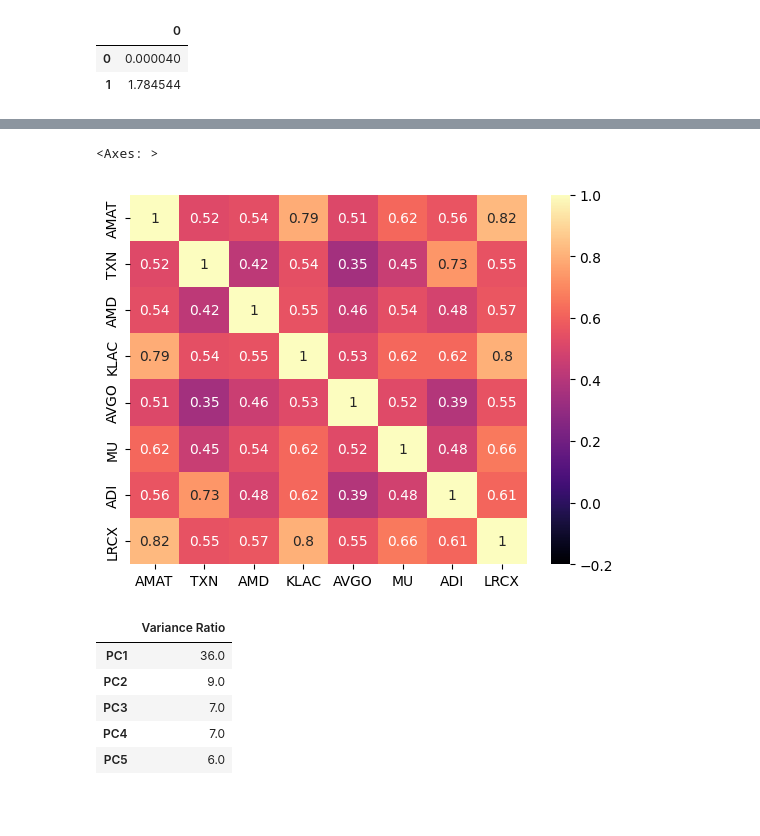
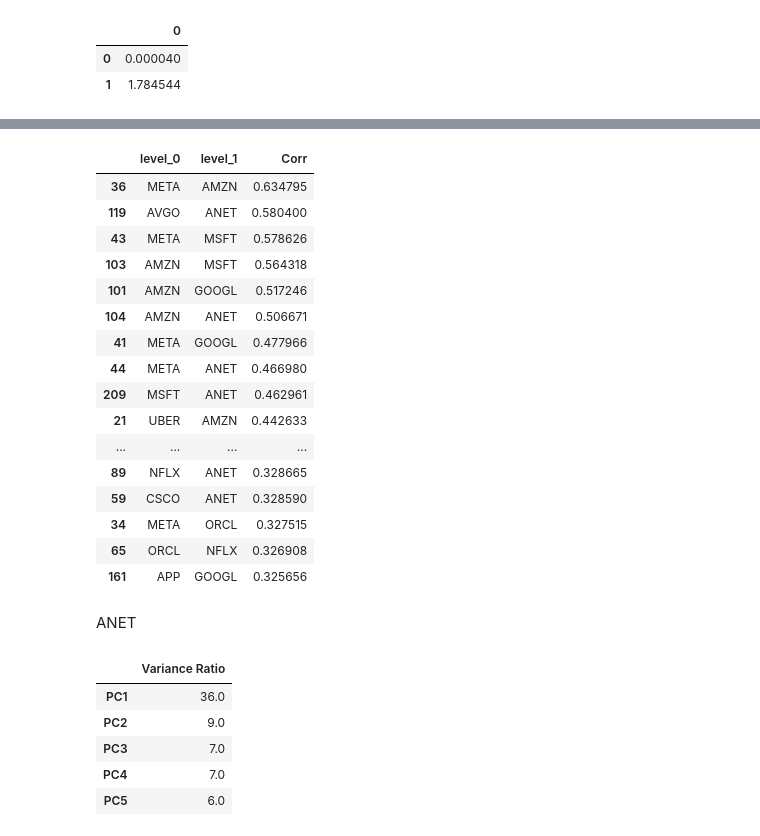
Before and after one commit to Pj-354/project_1, a Jupyter notebook: workbook_stocks.ipynb, the cells around one changed output, grey strips where cells are left out. Cells and saved outputs as stored; diff of their text form; code cells hidden in the pictures; blank space fills up the shorter version.

```diff
--- a/workbook_stocks.ipynb
+++ b/workbook_stocks.ipynb
@@ -584,13 +623,29 @@ display(explained_var_by_PC.head(10))
 # %%
-semi_df = sector_dfs['Semi']
-sns.heatmap(semi_df.corr(),
-            vmin = -0.2,
-            vmax = 1,
-            annot=True,
-            cmap = 'magma')
+corr = sector_dfs['Mega-Cap Tech'].corr()
+corr = corr.stack().to_frame('Corr').reset_index()
+corr = corr[corr['level_0'] != corr['level_1']].copy()
+corr = corr.drop_duplicates(subset=['Corr'])
+corr.sort_values(by='Corr', ascending=False).head(60)
 # %% [output]
-<Axes: >
-[figure, removed]
+|  | level_0 | level_1 | Corr |
+| 36 | META | AMZN | 0.634795 |
+| 119 | AVGO | ANET | 0.580400 |
+| 43 | META | MSFT | 0.578626 |
+| 103 | AMZN | MSFT | 0.564318 |
+| 101 | AMZN | GOOGL | 0.517246 |
+| 104 | AMZN | ANET | 0.506671 |
+| 41 | META | GOOGL | 0.477966 |
+| 44 | META | ANET | 0.466980 |
+| 209 | MSFT | ANET | 0.462961 |
+| 21 | UBER | AMZN | 0.442633 |
+| ... | ... | ... | ... |
+| 89 | NFLX | ANET | 0.328665 |
+| 59 | CSCO | ANET | 0.328590 |
+| 34 | META | ORCL | 0.327515 |
+| 65 | ORCL | NFLX | 0.326908 |
+| 161 | APP | GOOGL | 0.325656 |
+# %% [markdown]
+ANET
 # %%
 start_window = '2025-5-01'
 end_window   = '2025-9-25'
```
Also changed, not shown: parts of 18 cells of this notebook, 16 other files.
